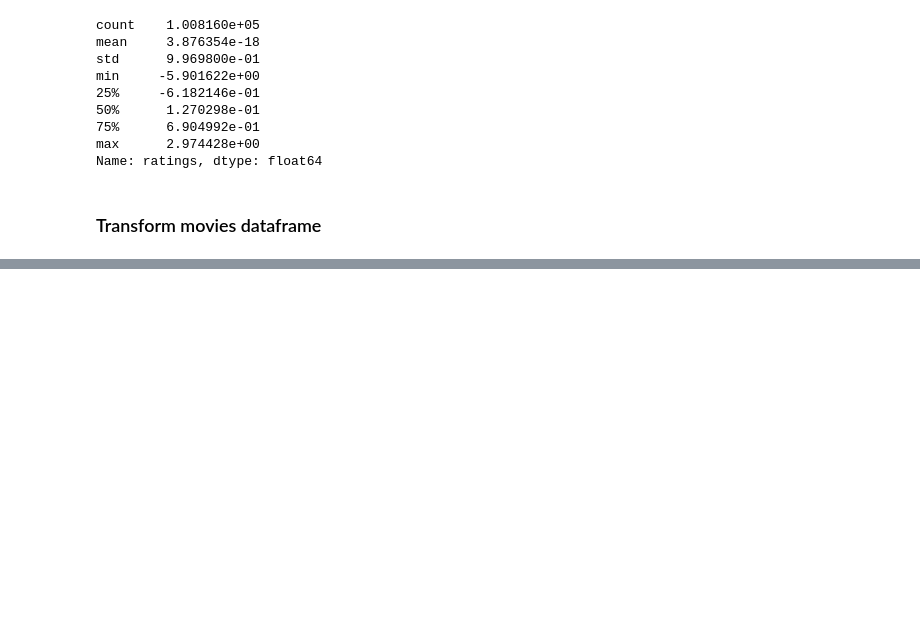
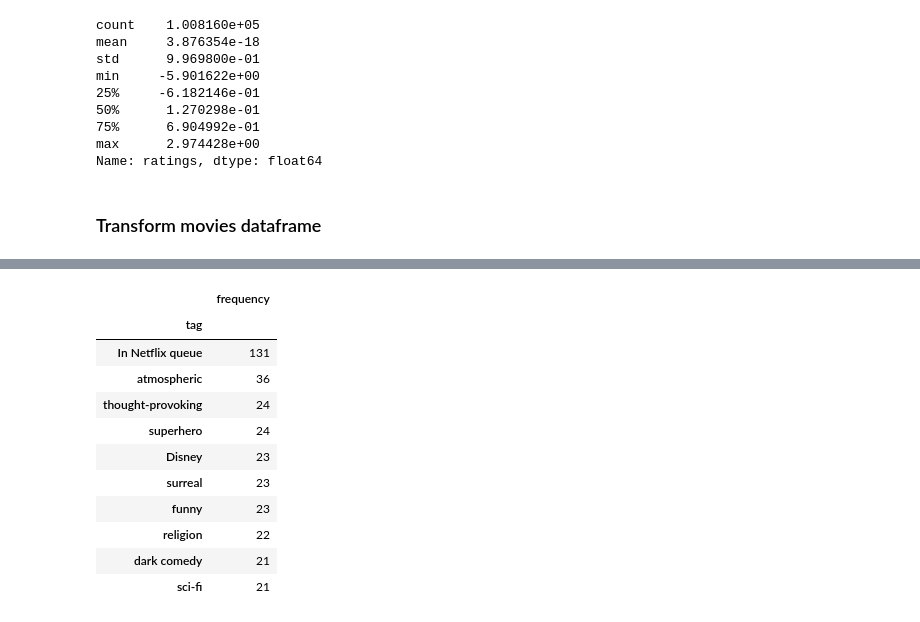
Before and after one commit to Jingxixi/Movie-Recommender, a Jupyter notebook: Data_Processing.ipynb, the cells around one changed output, grey strips where cells are left out. Saved outputs shown, nothing was run; the diff lists cells and outputs as text; code cells hidden in the pictures; blank space fills up the shorter version.

```diff
--- a/Data_Processing.ipynb
+++ b/Data_Processing.ipynb
@@ -176,0 +195,16 @@ movies.head()
+# %%
+#Top 10 Tags
+tags.groupby('tag').size().to_frame(name='frequency').sort_values(by=['frequency'],ascending=False).head(10)
+# %% [output]
+|  | frequency |
+| tag |  |
+| In Netflix queue | 131 |
+| atmospheric | 36 |
+| thought-provoking | 24 |
+| superhero | 24 |
+| Disney | 23 |
+| surreal | 23 |
+| funny | 23 |
+| religion | 22 |
+| dark comedy | 21 |
+| sci-fi | 21 |
```
Also changed, not shown: parts of 10 cells of this notebook.
